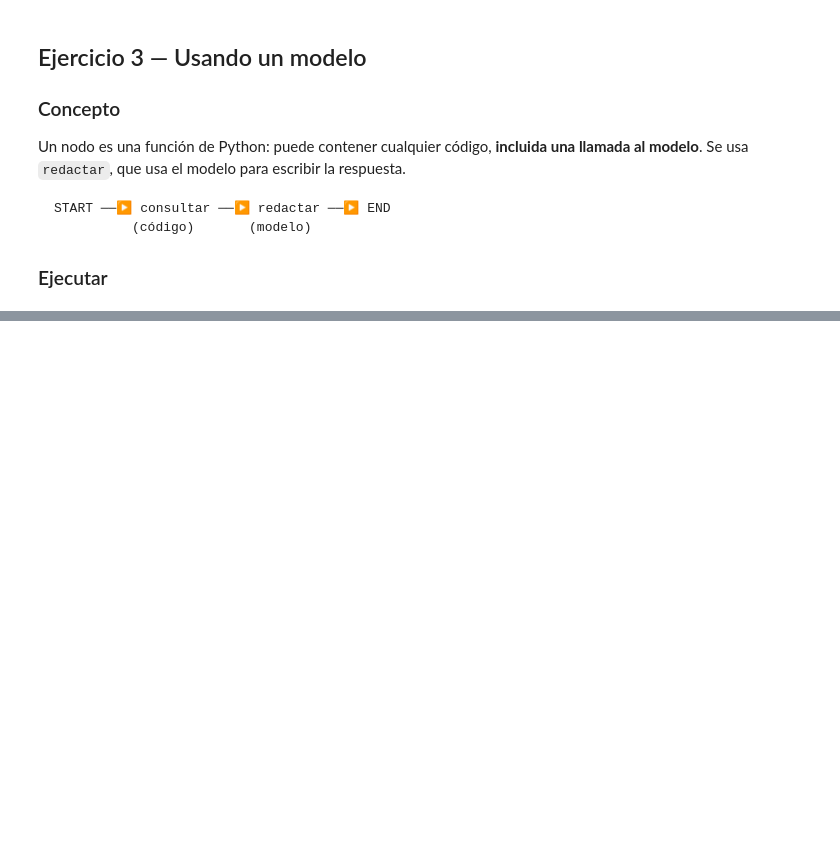
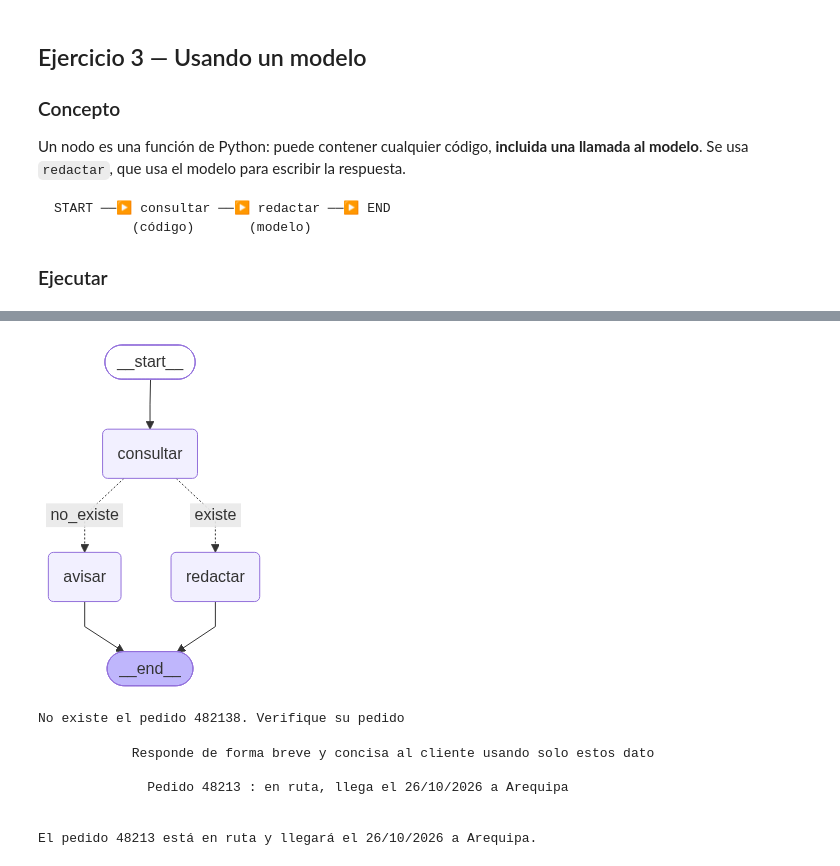
Before and after one commit to jgomezz/cpe_ia_generativa_aplicada_2026, a Jupyter notebook: mod3_agents/sesion_02/M3_S02_01_LangGraph_Fundamentos.ipynb, the cells around one changed output, grey strips where cells are left out. Drawn from its saved outputs; the diff is of its cells as text; code cells hidden in the pictures; blank space fills up the shorter version.

```diff
--- a/mod3_agents/sesion_02/M3_S02_01_LangGraph_Fundamentos.ipynb
+++ b/mod3_agents/sesion_02/M3_S02_01_LangGraph_Fundamentos.ipynb
@@ -274,0 +349,19 @@ Tu pedido 48213 está en ruta y llegará el 26/10/2026 a Arequipa.
+# %%
+ver_grafo(app)
+# %% [output]
+[figure, added]
+# %%
+res = app.invoke({"numero": "482138"})
+print(res["mensaje"])
+# %% [output]
+No existe el pedido 482138. Verifique su pedido
+# %%
+res = app.invoke({"numero": "48213"})
+print(res["mensaje"])
+# %% [output]
+            Responde de forma breve y concisa al cliente usando solo estos dato
+
+              Pedido 48213 : en ruta, llega el 26/10/2026 a Arequipa
+
+
+El pedido 48213 está en ruta y llegará el 26/10/2026 a Arequipa.
```
Also changed, not shown: parts of 4 cells of this notebook.
